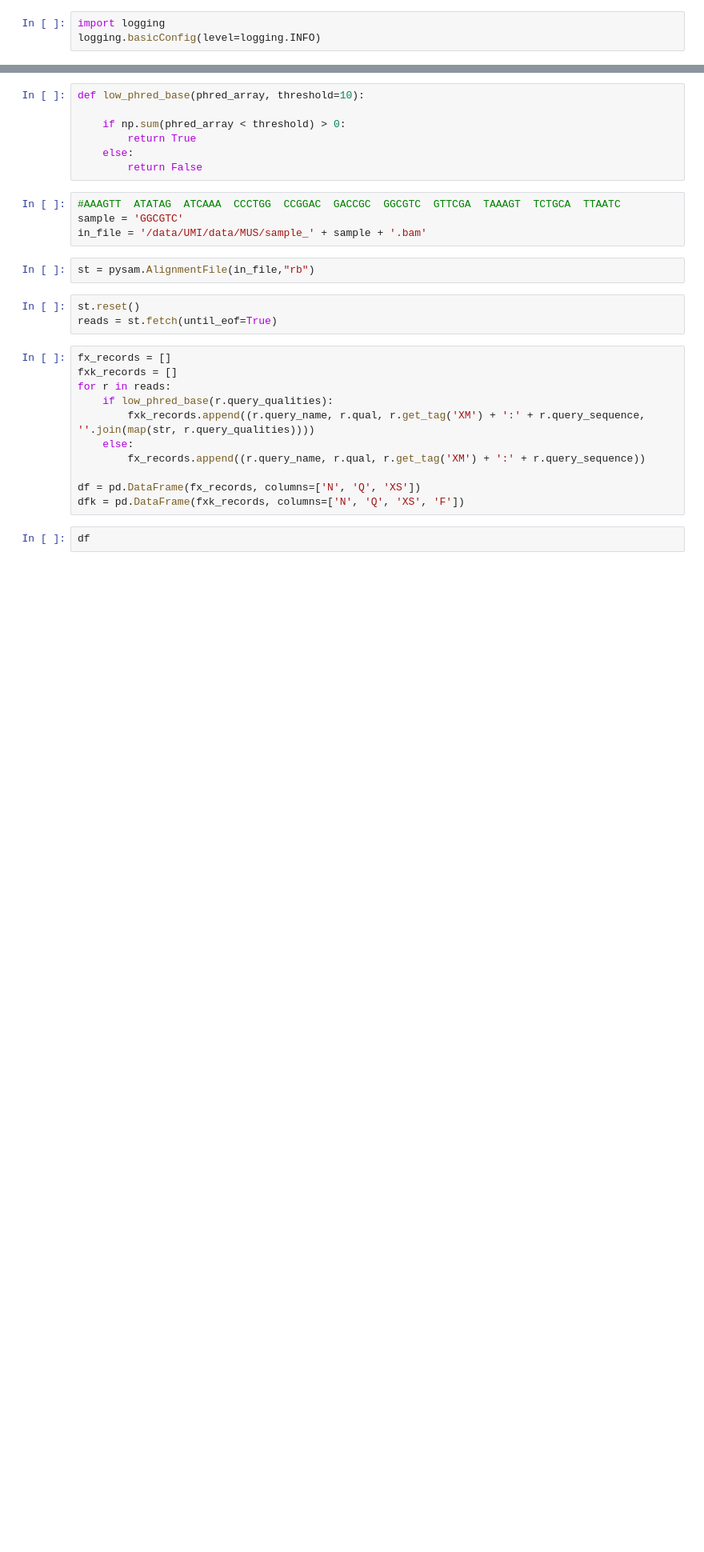
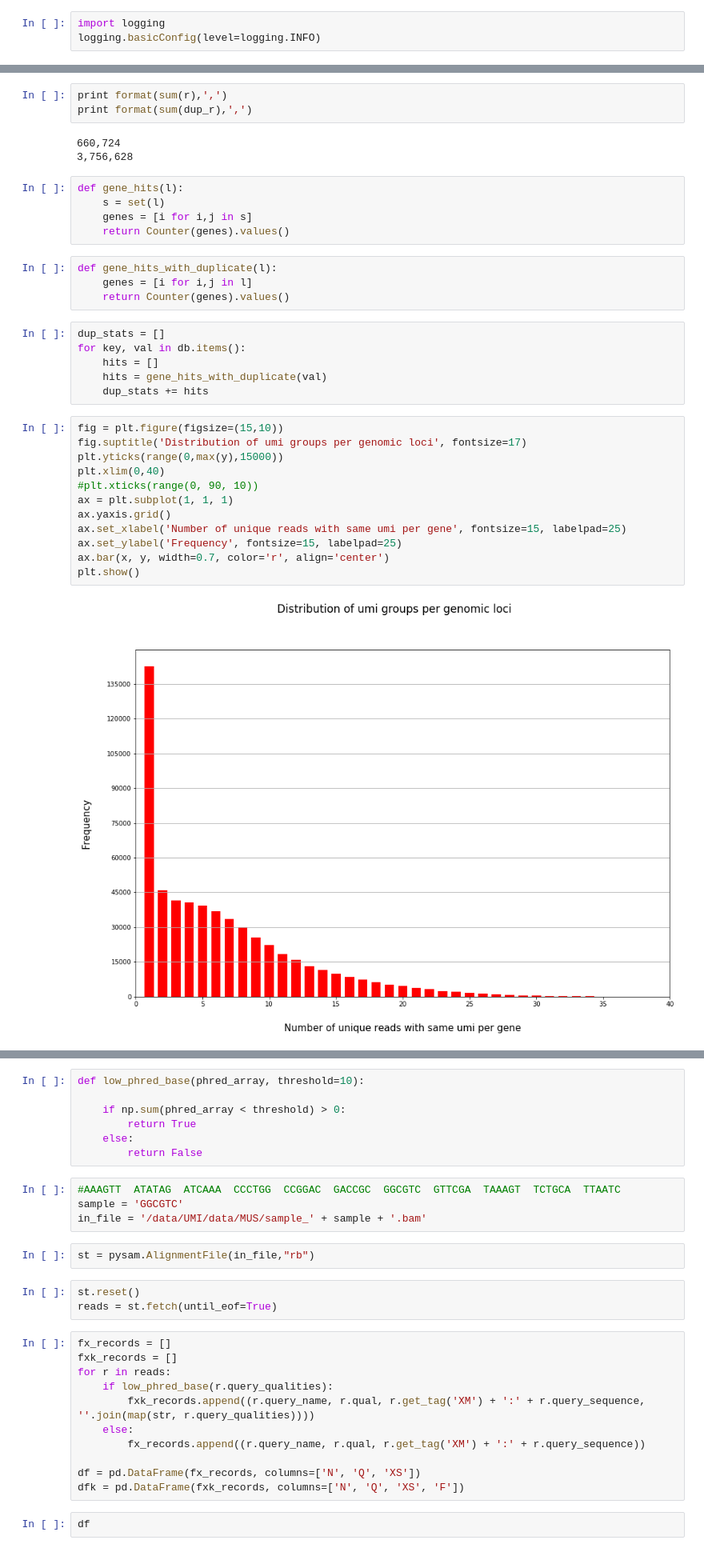
Before and after one commit to pkohvaei/pyUMI, a Jupyter notebook: Untitled.ipynb, the cells around one changed output, grey strips where cells are left out. Shown at 80% size. Drawn from its saved outputs; the diff is of its cells as text; blank space fills up the shorter version.

```diff
--- a/Untitled.ipynb
+++ b/Untitled.ipynb
@@ -16,0 +277,35 @@ logging.basicConfig(level=logging.INFO)
+# %%
+print format(sum(r),',')
+print format(sum(dup_r),',')
+# %% [output]
+660,724
+3,756,628
+# %%
+def gene_hits(l):
+    s = set(l)
+    genes = [i for i,j in s]
+    return Counter(genes).values()
+# %%
+def gene_hits_with_duplicate(l):
+    genes = [i for i,j in l]
+    return Counter(genes).values()
+# %%
+dup_stats = []
+for key, val in db.items():
+    hits = []
+    hits = gene_hits_with_duplicate(val)
+    dup_stats += hits
+# %%
+fig = plt.figure(figsize=(15,10))
+fig.suptitle('Distribution of umi groups per genomic loci', fontsize=17)
+plt.yticks(range(0,max(y),15000))
+plt.xlim(0,40)
+#plt.xticks(range(0, 90, 10))
+ax = plt.subplot(1, 1, 1)
+ax.yaxis.grid()
+ax.set_xlabel('Number of unique reads with same umi per gene', fontsize=15, labelpad=25)
+ax.set_ylabel('Frequency', fontsize=15, labelpad=25)
+ax.bar(x, y, width=0.7, color='r', align='center')
+plt.show()
+# %% [output]
+[figure, added]
```
Also changed, not shown: parts of 31 cells of this notebook, 4 other files.
